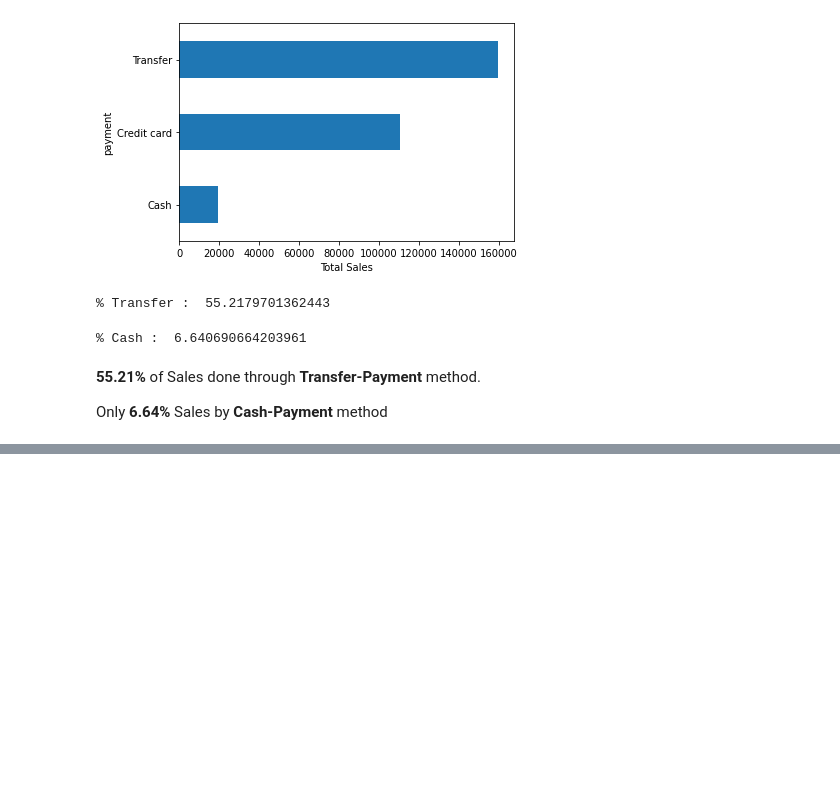
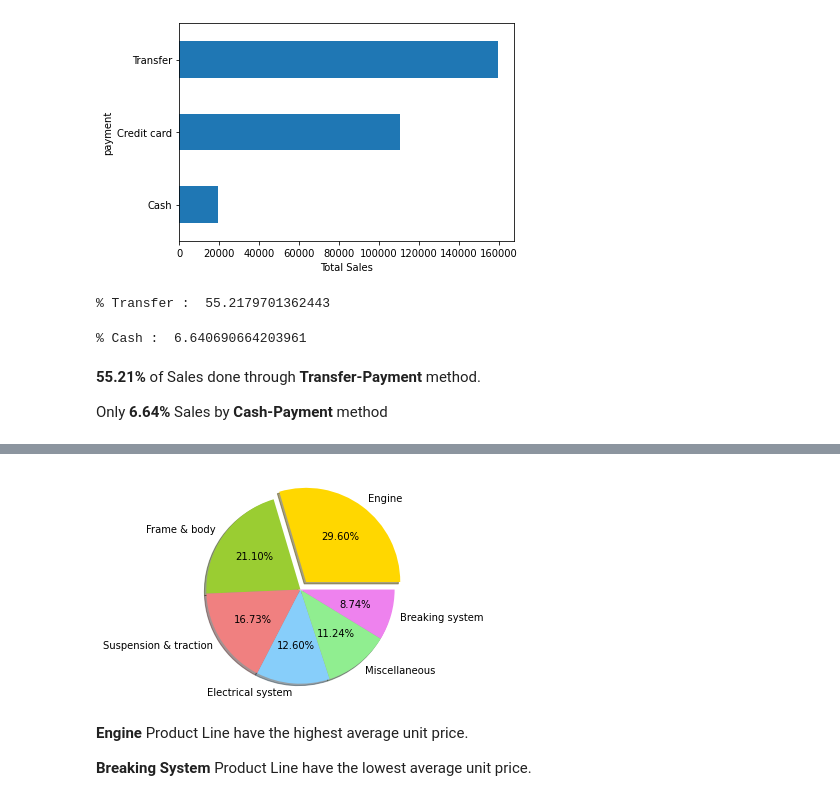
Before and after one commit to naseemap47/MotorcycleParts-DataAnalysis-python, a Jupyter notebook: jupyter_notebook.ipynb, the cells around one changed output, grey strips where cells are left out. Saved outputs shown, nothing was run; the diff lists cells and outputs as text; code cells hidden in the pictures; blank space fills up the shorter version.

```diff
--- a/jupyter_notebook.ipynb
+++ b/jupyter_notebook.ipynb
@@ -64,0 +88,3 @@ Only **6.64%** Sales by **Cash-Payment** method
+# %%
+data_frame = pd.DataFrame(data.groupby('product_line')['unit_price'].mean().sort_values(ascending=False))
+data_frame
@@ -64,0 +100,19 @@ Only **6.64%** Sales by **Cash-Payment** method
+# %%
+# pie chart
+labels = data_frame.index
+sizes = group.sort_values(ascending=False)
+colors = ['gold', 'yellowgreen', 'lightcoral', 'lightskyblue', 'lightgreen', 'violet']
+explode = (0.1, 0, 0, 0, 0, 0)
+
+# plot
+plt.pie(sizes, explode=explode,
+       labels=labels, colors=colors,
+       autopct='%1.2f%%', shadow=True)
+plt.axis('equal')
+plt.show()
+# %% [output]
+[figure, added]
+# %% [markdown]
+**Engine** Product Line have the highest average unit price.
+
+**Breaking System** Product Line have the lowest average unit price.
```
Also changed, not shown: parts of 6 cells of this notebook.
